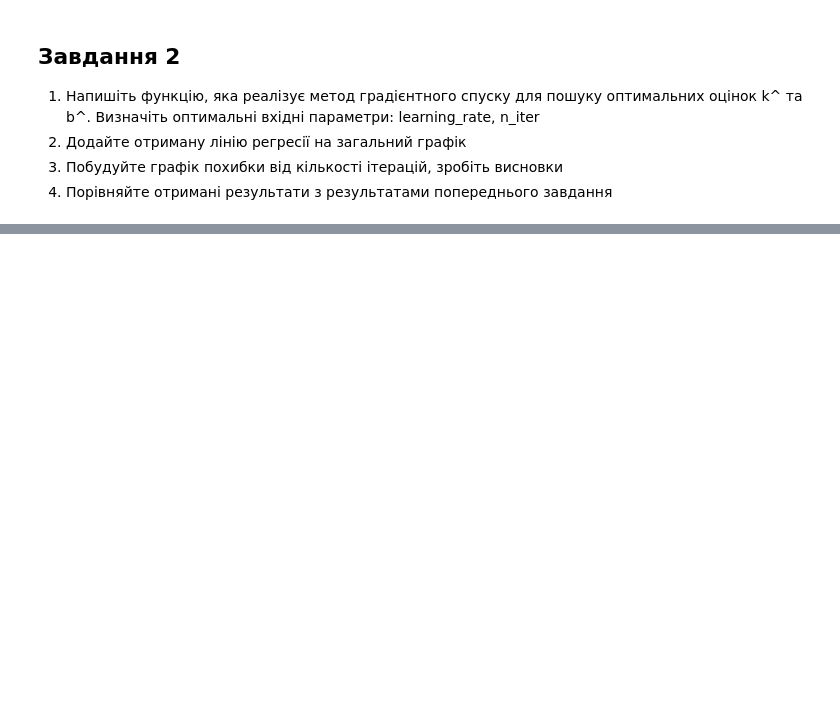
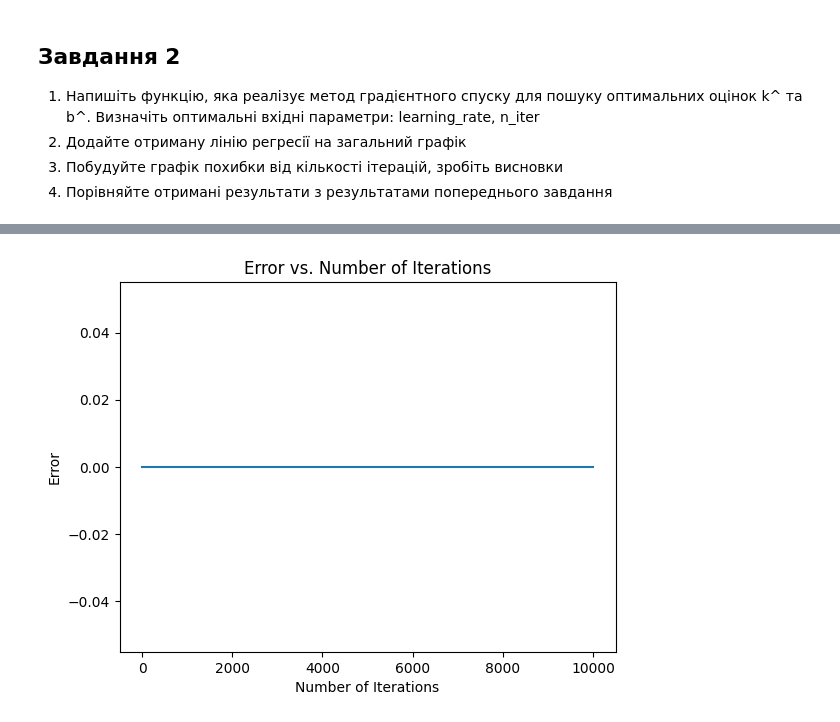
Before and after one commit to Lap-a/data_science-_kpi_ipt, a Jupyter notebook: data_science/lab6/lab6.ipynb, the cells around one changed output, grey strips where cells are left out. Cells and saved outputs as stored; diff of their text form; code cells hidden in the pictures; blank space fills up the shorter version.

```diff
--- a/data_science/lab6/lab6.ipynb
+++ b/data_science/lab6/lab6.ipynb
@@ -105,0 +155,22 @@ plt.show()
+# %%
+#3
+n_iter = 1
+
+iters = []
+misses = []
+
+for i in range(5):
+    n = 10**i
+    rk, rb = gradient_descent(x, y, n_iter=n)
+    miss = np.mean([abs(rb - b), abs(rk - k)])
+
+    iters.append(n)
+    misses.append(miss)
+
+plt.plot(iters, misses)
+plt.xlabel('Number of Iterations')
+plt.ylabel('Error')
+plt.title('Error vs. Number of Iterations')
+plt.show()
+# %% [output]
+[figure, added]
```
Also changed, not shown: parts of 6 cells of this notebook.
